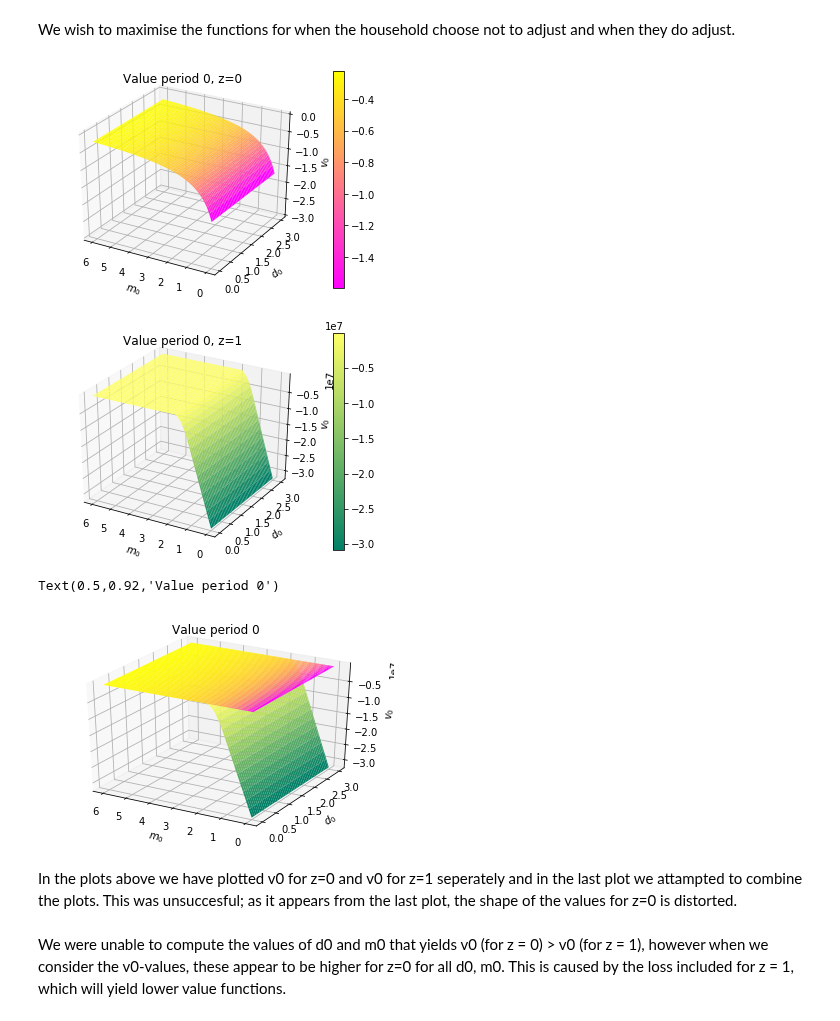
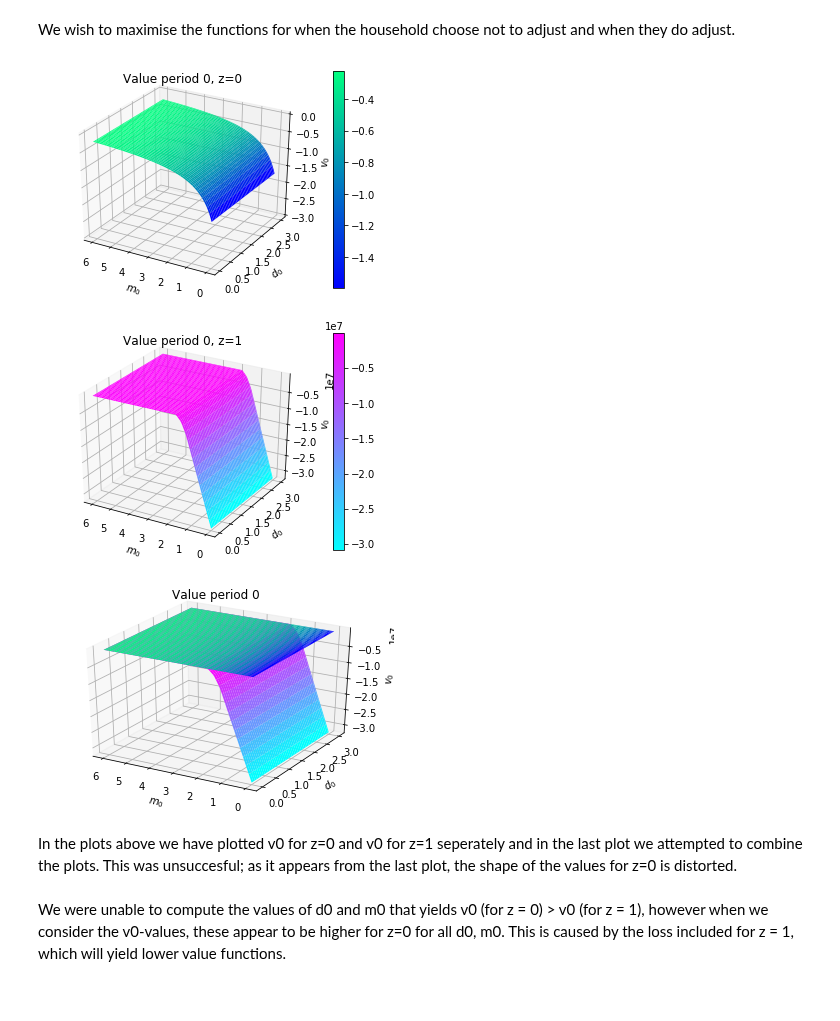
Before and after one commit to NumEconCopenhagen/projects-2020-matrixgymnasterne, a Jupyter notebook: examproject/exam_2020.ipynb, the cells around one changed output. Saved outputs shown, nothing was run; the diff lists cells and outputs as text; code cells hidden in the pictures.

```diff
--- a/examproject/exam_2020.ipynb
+++ b/examproject/exam_2020.ipynb
@@ -609,7 +610,7 @@ def solve_p0z0(beta,r,Delta,v2_interp):
         v2_interp (RegularGridInterpolator): interpolator for value-of-choice in period 2
 
     Returns:
-        Value optimising vectors of d1 and the function values v1 corresponding to the values of m1_vec
+        The maximised value of v1 based on m0 and d0, for z=0
     """
 
     #grids
@@ -651,7 +652,7 @@ def solve_p0z1(beta,r,Delta,v2_interp):
         v2_interp (RegularGridInterpolator): interpolator for value-of-choice in period 2
 
     Returns:
-        Value optimising vectors of d1 and the function values v1 corresponding to the values of m1_vec
+        The maximised value of v1 based on m0 and (1+Lambda)*d0, for z=1
     """
 
     #grids
@@ -695,7 +696,7 @@ ax.set_xlabel(r'$m_0$')
 ax.set_ylabel(r'$d_0$')
 ax.set_zlabel(r'$v_0$')
 ax.set_zlim3d(-3, 0.0)
-cs = ax.plot_surface(m0_grid,d0_grid,v0z0_vec, cmap=cm.spring)
+cs = ax.plot_surface(m0_grid,d0_grid,v0z0_vec, cmap=cm.winter)
 
 ax.invert_xaxis()
 ax.set_title('Value period 0, z=0')
@@ -709,32 +710,33 @@ ax = fig.add_subplot(1,1,1,projection='3d')
 ax.set_xlabel(r'$m_0$')
 ax.set_ylabel(r'$d_0$')
 ax.set_zlabel(r'$v_0$')
-cs = ax.plot_surface(m0_grid,d0_grid,v0z1_vec, cmap=cm.summer)
+cs = ax.plot_surface(m0_grid,d0_grid,v0z1_vec, cmap=cm.cool)
 
 ax.invert_xaxis()
 ax.set_title('Value period 0, z=1')
 
 fig.colorbar(cs);
 # %% [output]
-[figure, old version]
+[figure, new version]
-[figure, old version]
+[figure, new version]
 # %%
 #Combining the plots
 fig = plt.figure()
 ax = fig.add_subplot(1,1,1,projection='3d')
 ax.set_xlabel(r'$m_0$')
 ax.set_ylabel(r'$d_0$')
 ax.set_zlabel(r'$v_0$')
-cs = ax.plot_surface(m0_grid,d0_grid,v1z0_vec, cmap=cm.spring)
-cs1 = ax.plot_surface(m0_grid,d0_grid,v1z1_vec, cmap=cm.summer)
+cs = ax.plot_surface(m0_grid,d0_grid,v1z0_vec, cmap=cm.winter)
+cs1 = ax.plot_surface(m0_grid,d0_grid,v1z1_vec, cmap=cm.cool)
 
 ax.invert_xaxis()
 ax.set_title('Value period 0')
+
+plt.show()
 # %% [output]
-Text(0.5,0.92,'Value period 0')
-[figure, old version]
+[figure, new version]
 # %% [markdown]
-In the plots above we have plotted v0 for z=0  and v0 for z=1 seperately and in the last plot we attampted to combine the plots. This was unsuccesful; as it appears from the last plot, the shape of the values for z=0 is distorted.
+In the plots above we have plotted v0 for z=0  and v0 for z=1 seperately and in the last plot we attempted to combine the plots. This was unsuccesful; as it appears from the last plot, the shape of the values for z=0 is distorted.
 # %% [markdown]
 We were unable to compute the values of d0 and m0 that yields v0 (for z = 0) > v0 (for z = 1), however when we consider the v0-values, these appear to be higher for z=0 for all d0, m0. This is caused by the loss included for z = 1, which will yield lower value functions.
 # %% [markdown]
```
Also changed, not shown: parts of 8 cells of this notebook, 2 other files.
